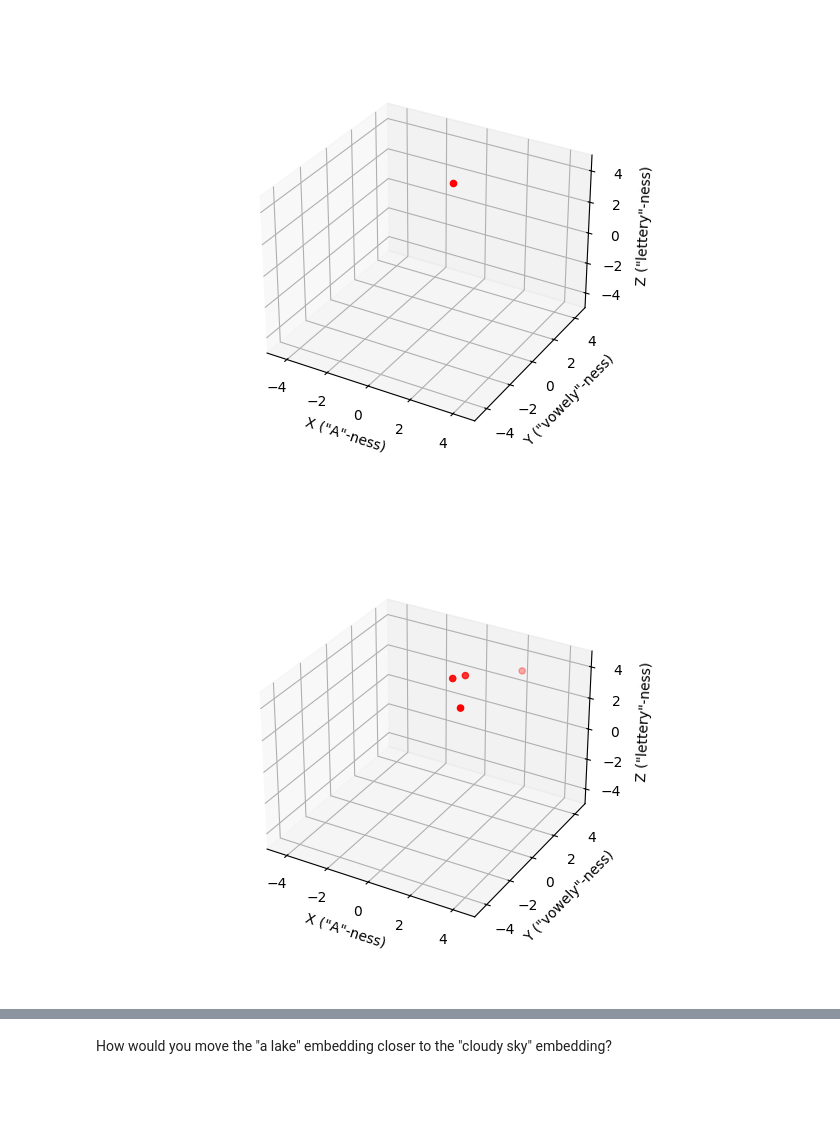
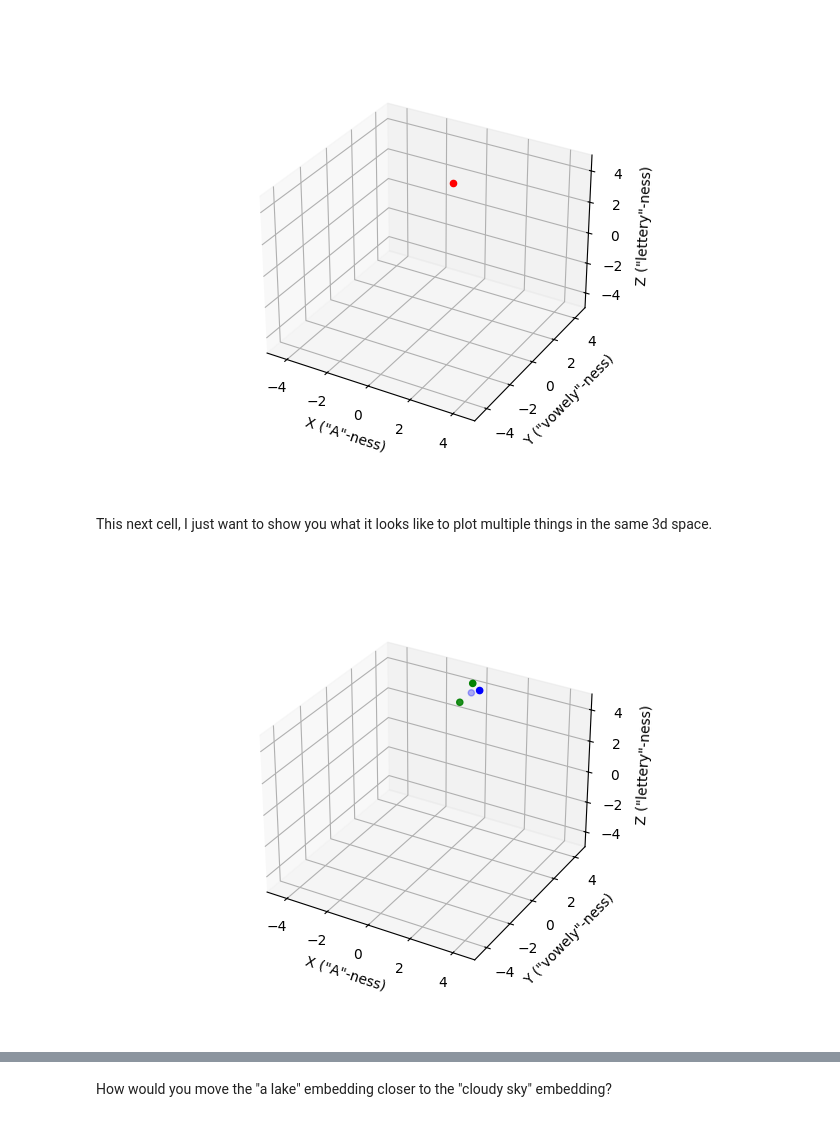
Before and after one commit to eihli/mugato, a Jupyter notebook: token_and_embed.ipynb, the cells around one changed output, grey strips where cells are left out. Drawn from its saved outputs; the diff is of its cells as text; code cells hidden in the pictures; blank space fills up the shorter version.

```diff
--- a/token_and_embed.ipynb
+++ b/token_and_embed.ipynb
@@ -98,16 +98,20 @@ def count_letter(letter, text):
     return len([c for c in text if c == letter]) / 3
 
 count_A = partial(count_letter, 'a')
+count_L = partial(count_letter, 'l')
 count_Y = partial(count_letter, 'y')
 # %%
 def example_embedding_1(text):
     """
     Embeds the text in a 3-dimensional space.
+
     [            x,                y,              z]
+
     [number of 'a', number of vowels, length of text]
+
     """
-    x = count_A(text)
-    y = count_vowels(text)
-    z = len(text) / 3
+    x = count_L(text)      # number of "l"s
+    y = count_vowels(text) # number of vowels
+    z = len(text) / 3      # number of letters / 3
     return x, y, z
 # %%
@@ -126,15 +130,22 @@ plot_embedding(*example_embedding_1('a lake'))
 plot_embedding(*example_embedding_1('cloudy sky'))
 # %% [output]
 [figure]
+# %% [markdown]
+This next cell, I just want to show you what it looks like to plot multiple things in the same 3d space.
 # %%
 plot_embedding(*zip(
-    example_embedding_1('a lake'),
-    example_embedding_1('cloudy sky'),
-    example_embedding_1('lazy mouse'),
-    example_embedding_1('aaaaaayyy'),
-))
+    example_embedding_1('big blue ocean'),
+    example_embedding_1('little blue bird'),
+    example_embedding_1('big green hulk'),
+    example_embedding_1('little green frog'),
+), colors=[
+    "blue",
+    "blue",
+    "green",
+    "green",
+])
 # %% [output]
-[figure, old version]
+[figure, new version]
 # %%
 # Miscellaneous setup
 r = lambda: random.randint(0, 6)
```
Also changed, not shown: parts of 4 cells of this notebook.
